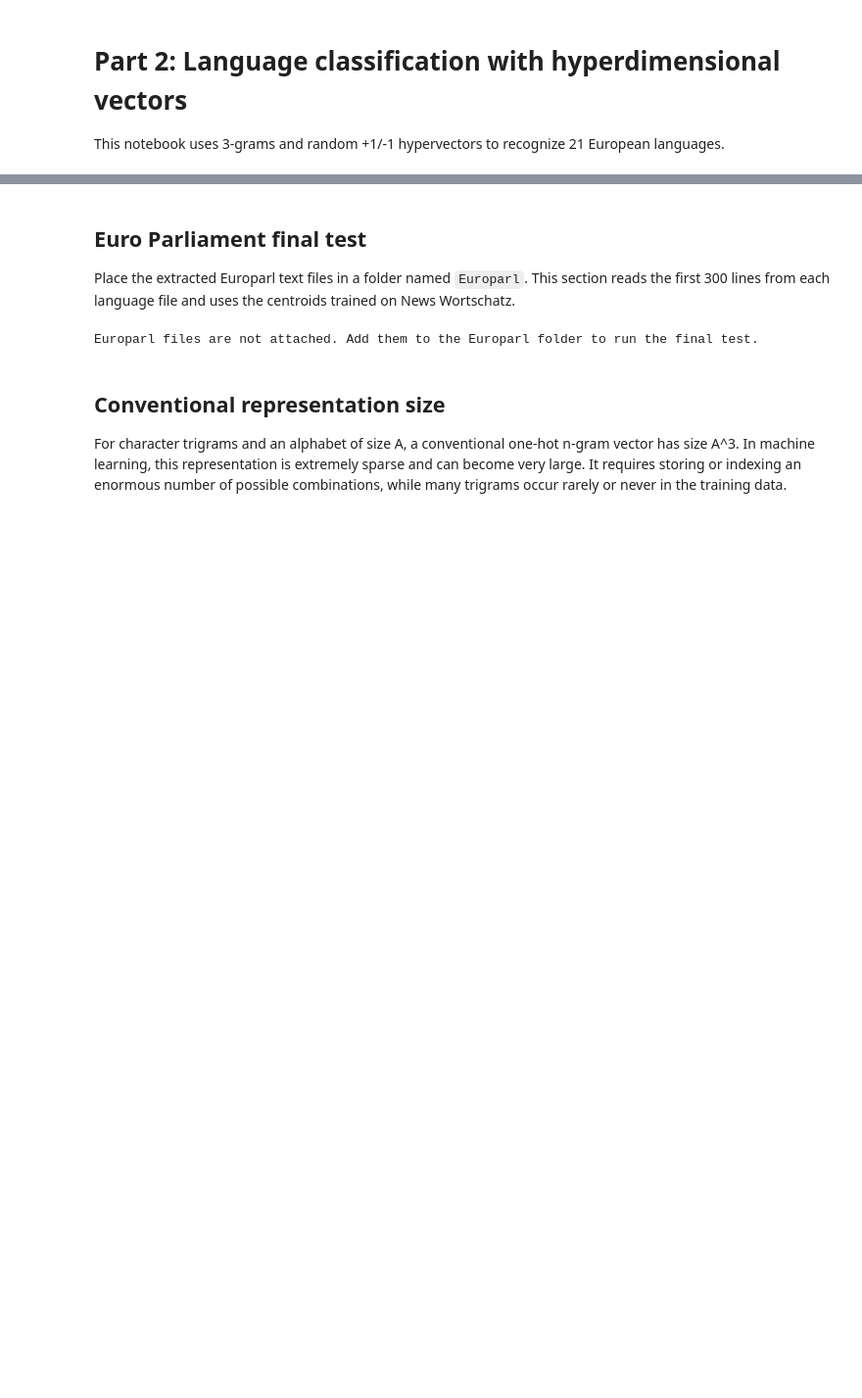
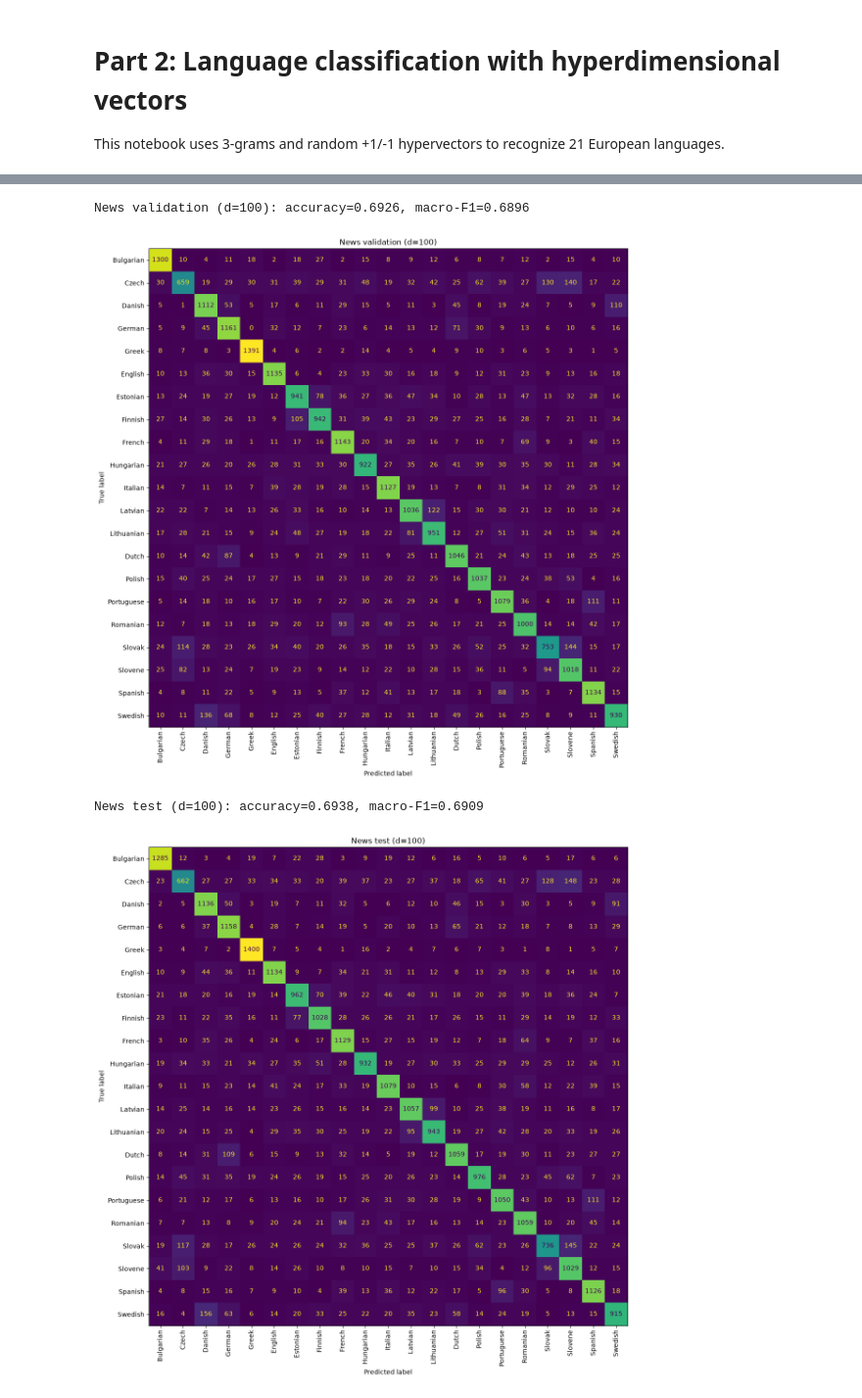
Before and after one commit to natashadonner/d7041-applied-ai-lab2, a Jupyter notebook: Part2/Part2.ipynb, the cells around one changed output, grey strips where cells are left out. Shown at 98% size. Cells and saved outputs as stored; diff of their text form; code cells hidden in the pictures; blank space fills up the shorter version.

Commit message:
Part2 and europarl dataset

```diff
--- a/Part2/Part2.ipynb
+++ b/Part2/Part2.ipynb
@@ -173,41 +207,11 @@ d=1000: test accuracy=0.9520, macro-F1=0.9520
-# %% [markdown]
-## Euro Parliament final test
-
-Place the extracted Europarl text files in a folder named `Europarl`. This section reads the first 300 lines from each language file and uses the centroids trained on News Wortschatz.
-# %%
-EUROPARL_DIR = "Europarl"
-
-
-def read_europarl():
-    euro_texts, euro_labels = [], []
-    for code, name in languages.items():
-        files = glob.glob(f"{EUROPARL_DIR}/**/*.{code}.txt", recursive=True)
-        if not files:
-            files = glob.glob(f"{EUROPARL_DIR}/**/*-{code}.txt", recursive=True)
-        if not files:
-            continue
-
-        with open(files[0], "r", encoding="utf-8") as file:
-            for line in islice(file, 300):
-                text = clean_text(line)
-                if text:
-                    euro_texts.append(text)
-                    euro_labels.append(name)
-    return euro_texts, euro_labels
-
-
-euro_texts, euro_labels = read_europarl()
-if euro_texts:
-    for dimension in (100, 1000):
-        accuracy, f1, cm = train_and_test(
-            dimension, train_texts, train_labels, euro_texts, euro_labels
-        )
-        print(f"d={dimension}: Europarl accuracy={accuracy:.4f}, macro-F1={f1:.4f}")
-else:
-    print("Europarl files are not attached. Add them to the Europarl folder to run the final test.")
-# %% [output]
-Europarl files are not attached. Add them to the Europarl folder to run the final test.
-# %% [markdown]
-## Conventional representation size
-
-For character trigrams and an alphabet of size A, a conventional one-hot n-gram vector has size A^3. In machine learning, this representation is extremely sparse and can become very large. It requires storing or indexing an enormous number of possible combinations, while many trigrams occur rarely or never in the training data.
+# %%
+# validation and test on News Wortschatz, final test on Europarl
+for dimension in DIMENSIONS:
+    evaluate(dimension, val_texts, val_labels, f"News validation (d={dimension})")
+    evaluate(dimension, test_texts, test_labels, f"News test (d={dimension})")
+    evaluate(dimension, euro_texts, euro_labels, f"Europarl final test (d={dimension})")
+# %% [output]
+News validation (d=100): accuracy=0.6926, macro-F1=0.6896
+[figure, added]
+News test (d=100): accuracy=0.6938, macro-F1=0.6909
+[figure, added]
```
Also changed, not shown: parts of 14 cells of this notebook, 2 other files.
